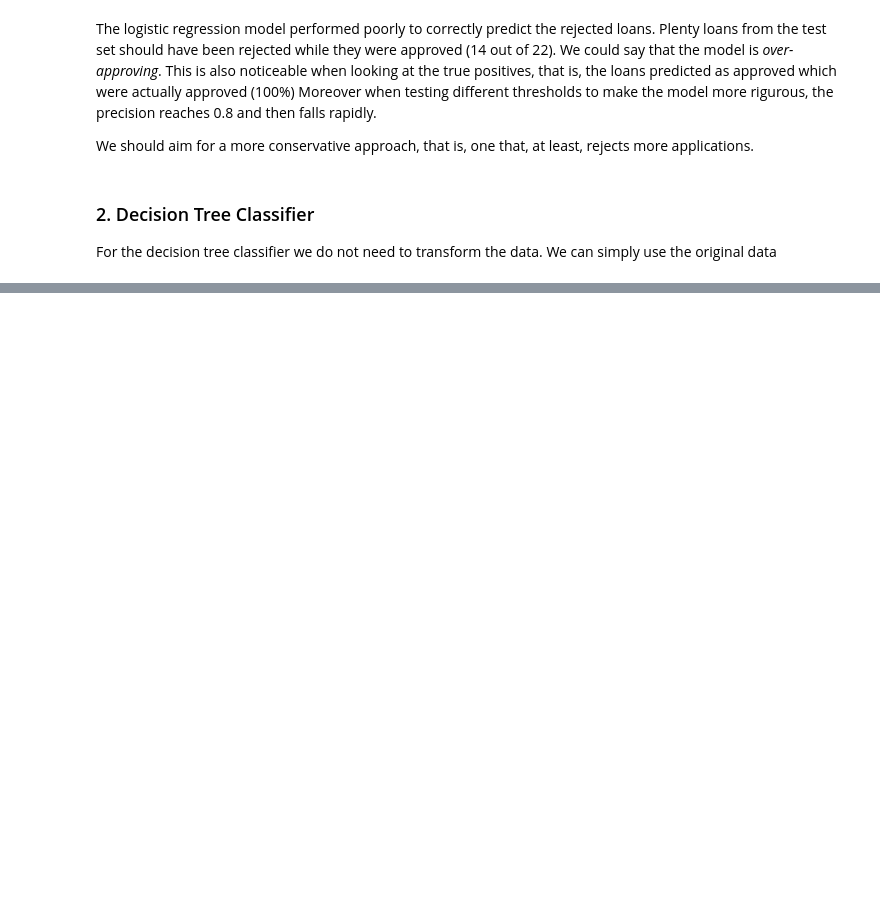
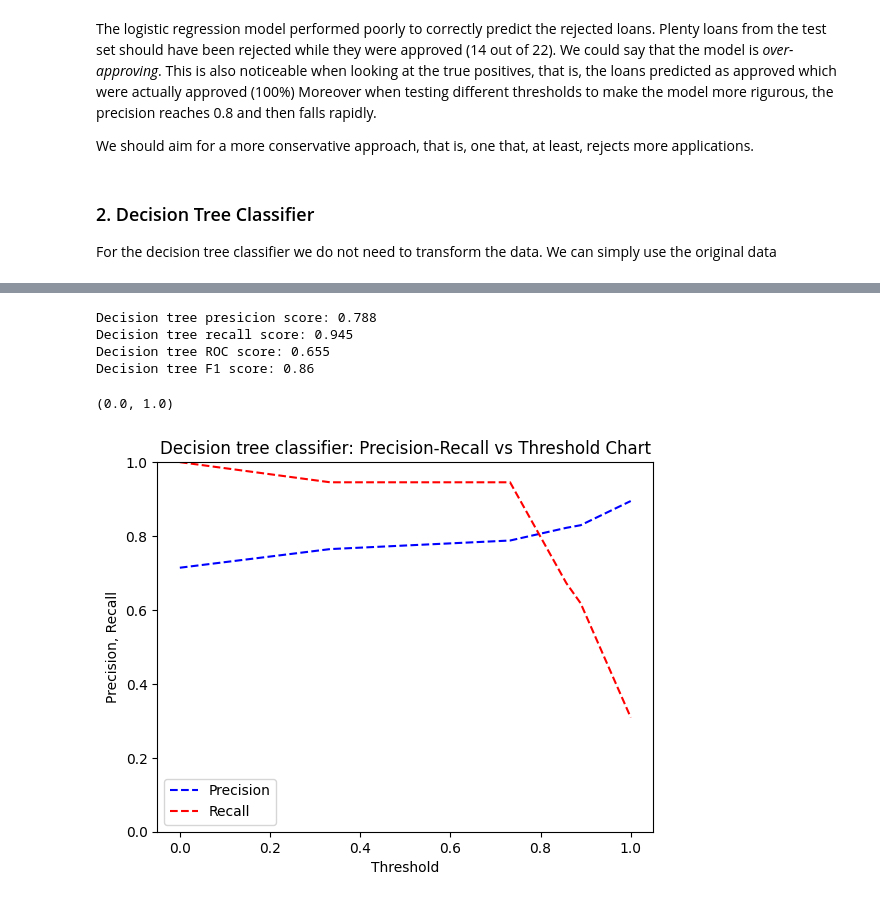
Before and after one commit to lucasph97/myPortfolio, a Jupyter notebook: #3 Loan status prediction - Python/model_fitting.ipynb, the cells around one changed output, grey strips where cells are left out. Cells and saved outputs as stored; diff of their text form; code cells hidden in the pictures; blank space fills up the shorter version.

```diff
--- a/#3 Loan status prediction - Python/model_fitting.ipynb
+++ b/#3 Loan status prediction - Python/model_fitting.ipynb
@@ -254,16 +272,14 @@ cross_val_score(tree, X_train_sub, y_train, cv = 10).mean()
 # %%
 # Now let's aim for hyperparameter tunning
-from sklearn.pipeline import Pipeline
 pipe = Pipeline([("classifier", DecisionTreeClassifier(random_state = 25))])
-
-# solver = "liblinear" works fine for small datasets such as the current
 
 search_space = [
     {"classifier" : [DecisionTreeClassifier(random_state = 25)],
      "classifier__criterion" : ["gini", "entropy", "log_loss"],
-     "classifier__max_depth" : list(range(1,10))
+     "classifier__ccp_alpha" : [0.0, 0.0001, 0.001, 0.01, 0.1, 1],
+     "classifier__max_depth" : list(range(1,15))
     }
 ]
 
-clf = GridSearchCV(pipe, search_space, cv = 10, verbose = 0, n_jobs = -1)
+clf_tree = GridSearchCV(pipe, search_space, cv = 10, verbose = 1, n_jobs = -1, scoring = 'roc_auc')
 # %%
@@ -280,0 +341,33 @@ tree_best.score(X_test, y_test)
+# %%
+# Make predictions on the test set
+y_pred = tree_best.predict(X_test)
+y_prob = tree_best.predict_proba(X_test)#[:, 1]
+# %%
+tree_precision_score = precision_score(y_test, y_pred)
+tree_recall_score = recall_score(y_test, y_pred)
+tree_roc_auc_score = roc_auc_score(y_test, y_pred)
+tree_f1_score = f1_score(y_test, y_pred)
+
+print('Decision tree presicion score: ' + str(round(tree_precision_score,3)))
+print('Decision tree recall score: ' + str(round(tree_recall_score,3)))
+print('Decision tree ROC score: ' + str(round(tree_roc_auc_score,3)))
+print('Decision tree F1 score: ' + str(round(tree_f1_score,3)))
+# %% [output]
+Decision tree presicion score: 0.788
+Decision tree recall score: 0.945
+Decision tree ROC score: 0.655
+Decision tree F1 score: 0.86
+# %%
+# Precision-Recall vs Threshold
+precision, recall, thresholds = precision_recall_curve(y_test, y_prob [:,1])
+
+plt.title("Decision tree classifier: Precision-Recall vs Threshold Chart")
+plt.plot(thresholds, precision[: -1], "b--", label="Precision")
+plt.plot(thresholds, recall[: -1], "r--", label="Recall")
+plt.ylabel("Precision, Recall")
+plt.xlabel("Threshold")
+plt.legend(loc="lower left")
+plt.ylim([0,1])
+# %% [output]
+(0.0, 1.0)
+[figure, added]
```
Also changed, not shown: parts of 64 cells of this notebook, 5 other files.
